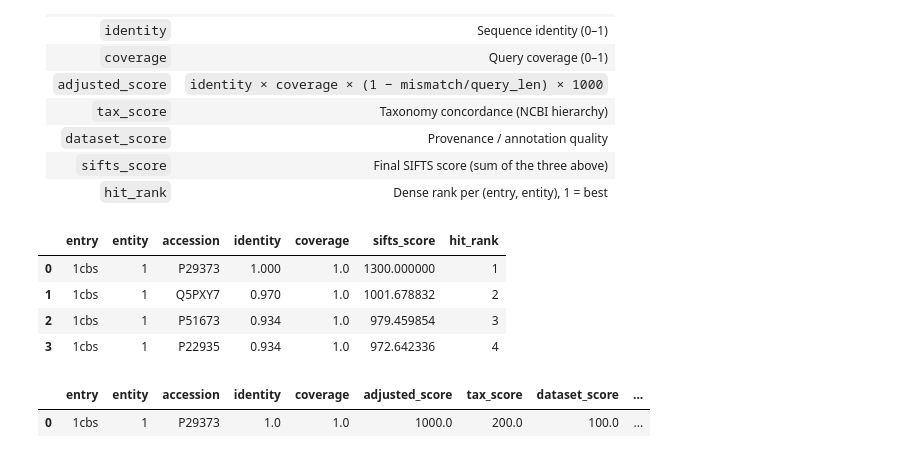
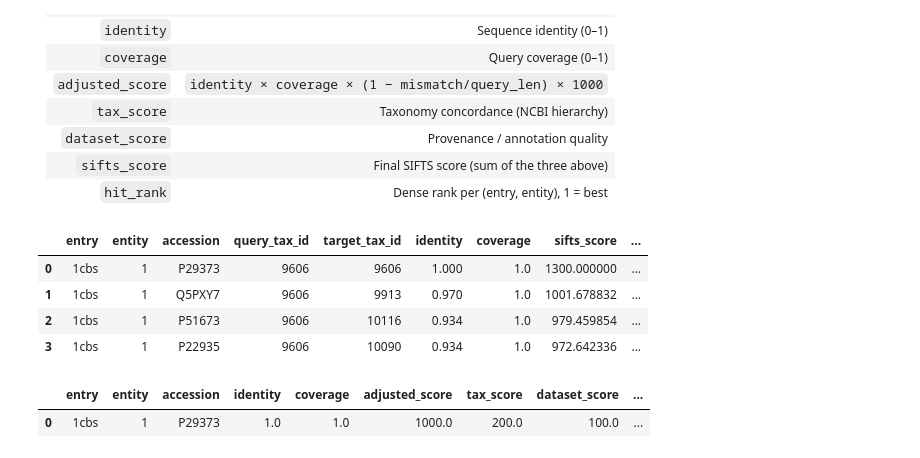
Before and after one commit to PDBeurope/SIFTS, a Jupyter notebook: notebooks/quickstart.ipynb, the cells around one changed output. Drawn from its saved outputs; the diff is of its cells as text; code cells hidden in the pictures.

```diff
--- a/notebooks/quickstart.ipynb
+++ b/notebooks/quickstart.ipynb
@@ -299,18 +329,22 @@ Key columns:
 | `hit_rank` | Dense rank per (entry, entity), 1 = best |
 # %%
 import duckdb
+
+db_path = 'output/mmseqs_1cbs_17_17_03_2026/hits.duckdb'
 
 conn = duckdb.connect(str(db_path), read_only=True)
 df   = conn.execute("SELECT * FROM hits ORDER BY sifts_score DESC").df()
 conn.close()
 
-df[["entry", "entity", "accession", "identity", "coverage", "sifts_score", "hit_rank"]]
+df[["entry", "entity", "accession", "query_tax_id", "target_tax_id",
+    "identity", "coverage", "sifts_score", "adjusted_score",
+    "tax_score", "dataset_score", "hit_rank"]]
 # %% [output]
-|  | entry | entity | accession | identity | coverage | sifts_score | hit_rank |
-| 0 | 1cbs | 1 | P29373 | 1.000 | 1.0 | 1300.000000 | 1 |
-| 1 | 1cbs | 1 | Q5PXY7 | 0.970 | 1.0 | 1001.678832 | 2 |
-| 2 | 1cbs | 1 | P51673 | 0.934 | 1.0 | 979.459854 | 3 |
-| 3 | 1cbs | 1 | P22935 | 0.934 | 1.0 | 972.642336 | 4 |
+|  | entry | entity | accession | query_tax_id | target_tax_id | identity | coverage | sifts_score | ... |
+| 0 | 1cbs | 1 | P29373 | 9606 | 9606 | 1.000 | 1.0 | 1300.000000 | ... |
+| 1 | 1cbs | 1 | Q5PXY7 | 9606 | 9913 | 0.970 | 1.0 | 1001.678832 | ... |
+| 2 | 1cbs | 1 | P51673 | 9606 | 10116 | 0.934 | 1.0 | 979.459854 | ... |
+| 3 | 1cbs | 1 | P22935 | 9606 | 10090 | 0.934 | 1.0 | 972.642336 | ... |
 # %%
 # Best UniProt match per PDB entity
 conn = duckdb.connect(str(db_path), read_only=True)
```
Also changed, not shown: parts of 16 cells of this notebook, 5 other files.
